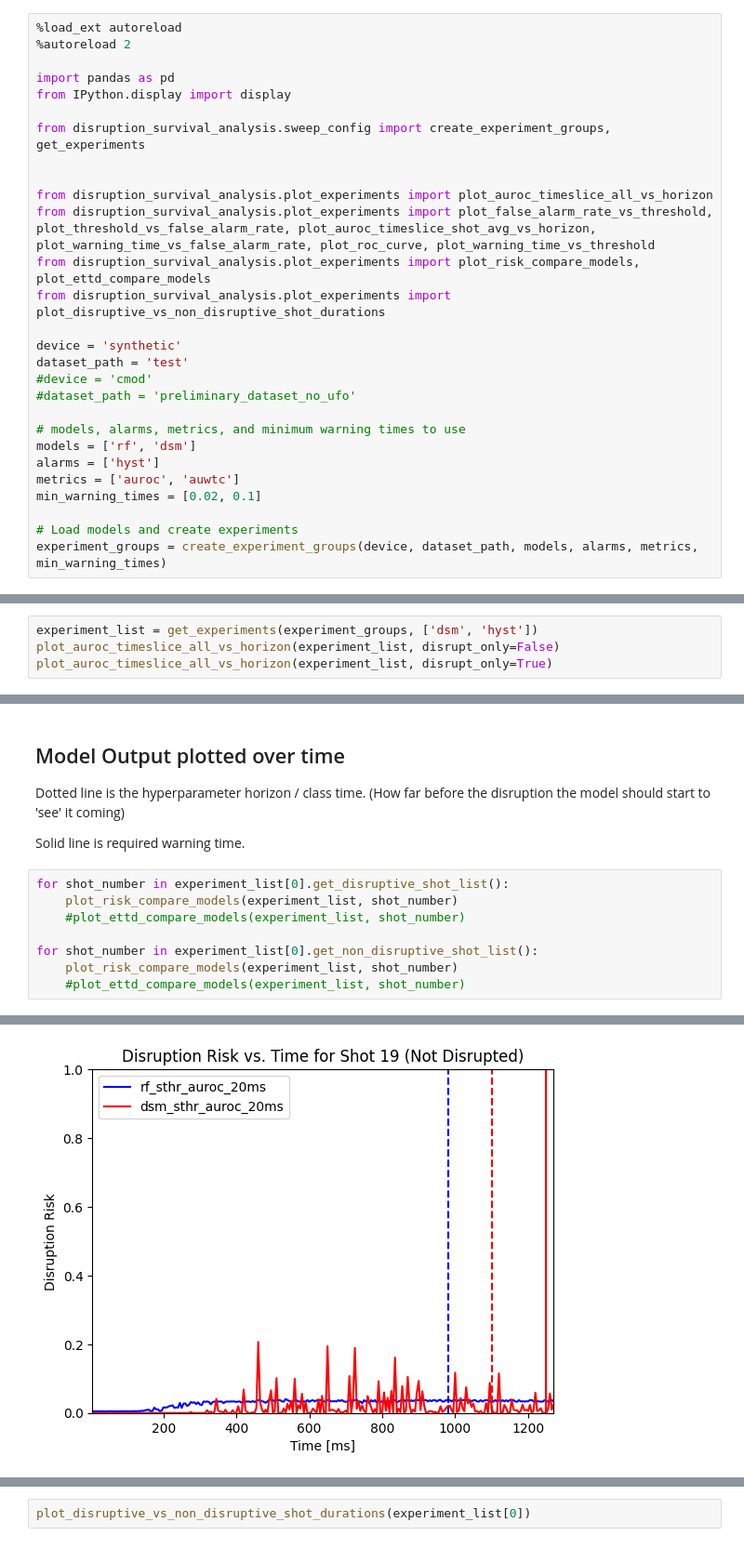
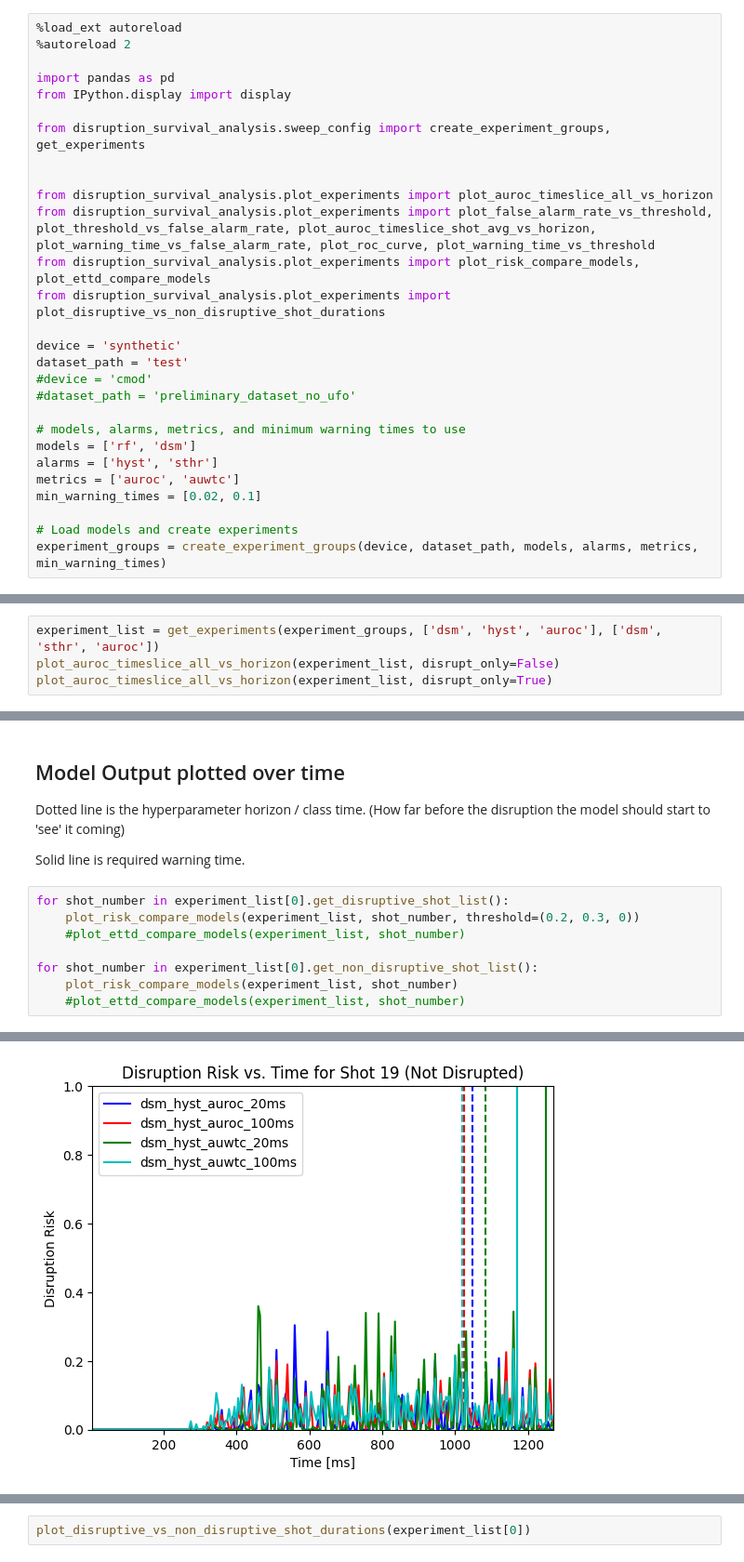
Before and after one commit to MIT-PSFC/disruption-survival-analysis, a Jupyter notebook: Run Experiments.ipynb, the cells around one changed output, grey strips where cells are left out. Shown at 93% size. Drawn from its saved outputs; the diff is of its cells as text.

Commit message:
Added plot to show when an alarm is triggered at a given threshold value

```diff
--- a/Run Experiments.ipynb
+++ b/Run Experiments.ipynb
@@ -20,7 +20,7 @@ dataset_path = 'test'
 
 # models, alarms, metrics, and minimum warning times to use
 models = ['rf', 'dsm']
-alarms = ['hyst']
+alarms = ['hyst', 'sthr']
 metrics = ['auroc', 'auwtc']
 min_warning_times = [0.02, 0.1]
 
@@ -49,7 +49,7 @@ Loaded model from models/synthetic/test/dsm_hyst_auwtc_100ms.pkl
 
 See how the models perform at the individual timeslice level across the entire database.
 # %%
-experiment_list = get_experiments(experiment_groups, ['dsm', 'hyst'])
+experiment_list = get_experiments(experiment_groups, ['dsm', 'hyst', 'auroc'], ['dsm', 'sthr', 'auroc'])
 plot_auroc_timeslice_all_vs_horizon(experiment_list, disrupt_only=False)
 plot_auroc_timeslice_all_vs_horizon(experiment_list, disrupt_only=True)
 # %% [output]
@@ -115,7 +132,7 @@ Dotted line is the hyperparameter horizon / class time. (How far before the disr
 Solid line is required warning time.
 # %%
 for shot_number in experiment_list[0].get_disruptive_shot_list():
-    plot_risk_compare_models(experiment_list, shot_number)
+    plot_risk_compare_models(experiment_list, shot_number, threshold=(0.2, 0.3, 0))
     #plot_ettd_compare_models(experiment_list, shot_number)
 
 for shot_number in experiment_list[0].get_non_disruptive_shot_list():
@@ -136,4 +153,4 @@ for shot_number in experiment_list[0].get_non_disruptive_shot_list():
-[figure, old version]
+[figure, new version]
 ... (24 outputs left out)
 # %%
 plot_disruptive_vs_non_disruptive_shot_durations(experiment_list[0])
```
Also changed, not shown: parts of 8 cells of this notebook, 2 other files.
